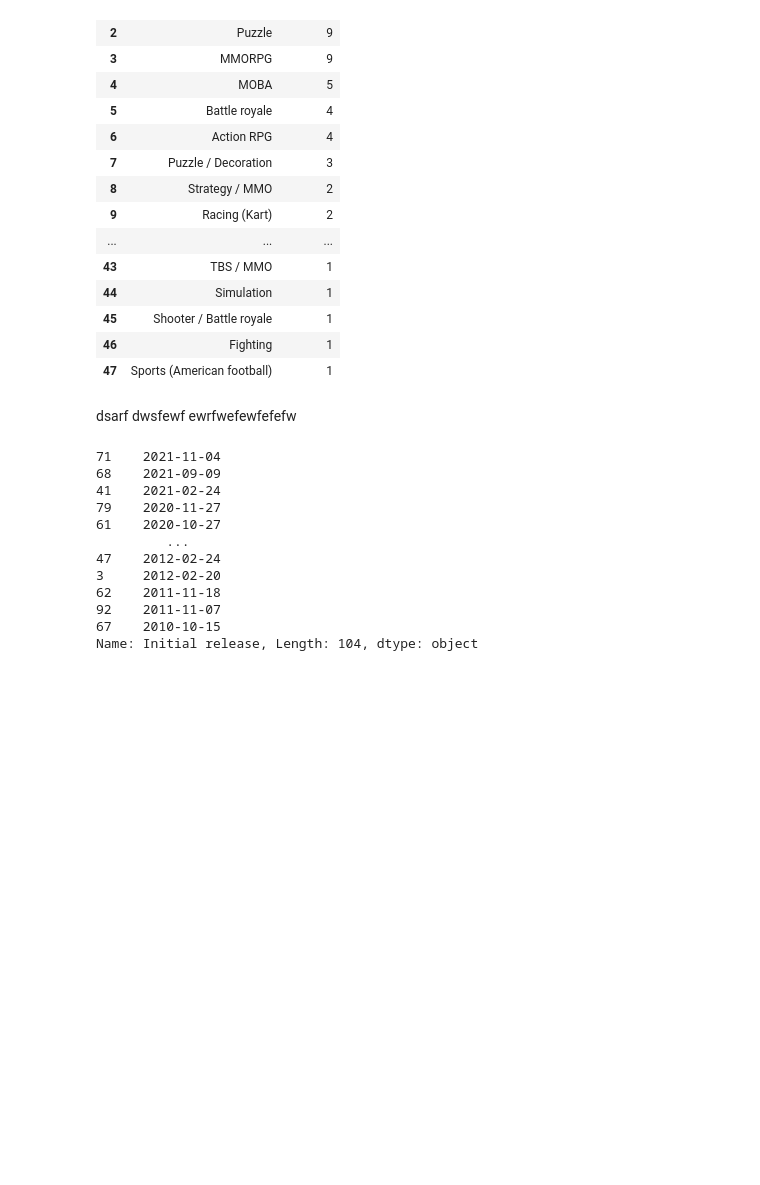
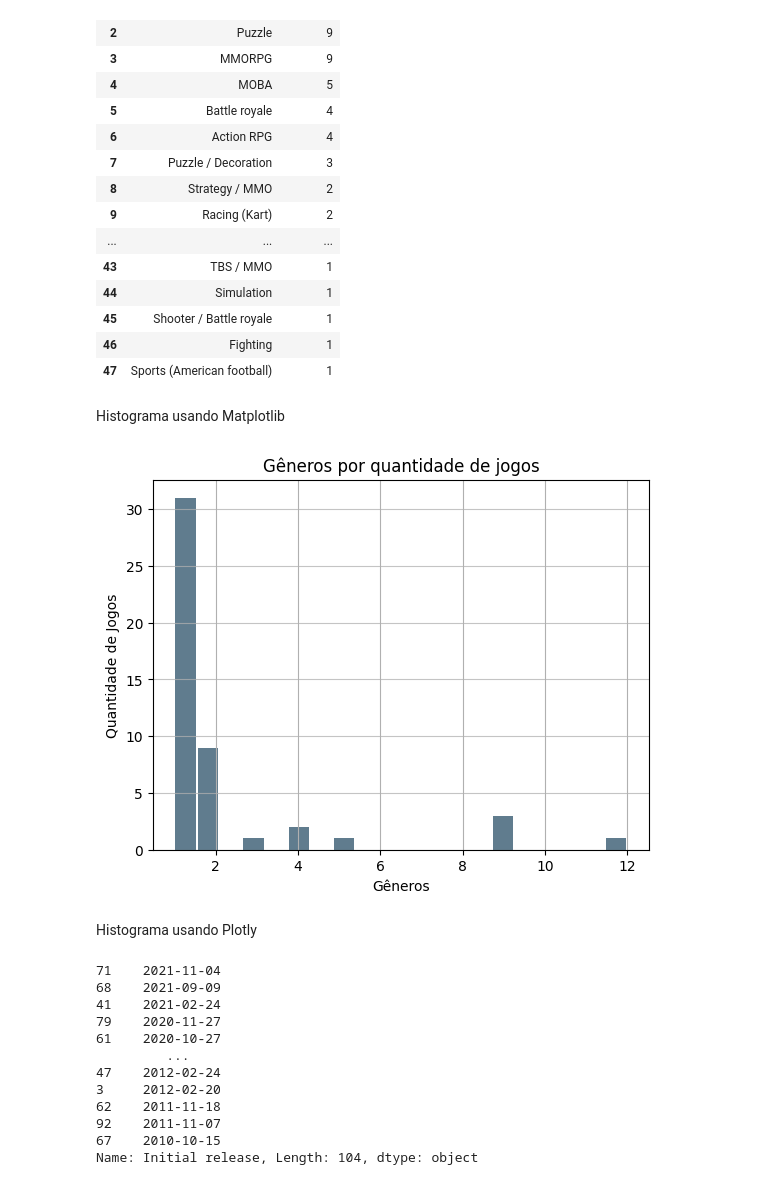
Before and after one commit to crismassaneiro/games-analysis, a Jupyter notebook: analysis.ipynb, the cells around one changed output. Cells and saved outputs as stored; diff of their text form; code cells hidden in the pictures; blank space fills up the shorter version.

Commit message:
Added plot with matplotlib

```diff
--- a/analysis.ipynb
+++ b/analysis.ipynb
@@ -97,10 +97,25 @@ genresgrouped
 | 45 | Shooter / Battle royale | 1 |
 | 46 | Fighting | 1 |
 | 47 | Sports (American football) | 1 |
-# %% [markdown]
-dsarf
-dwsfewf
-ewrfwefewfefefw
+# %% [markdown]
+Histograma usando Matplotlib
+# %%
+import matplotlib.pyplot as plt
+import numpy as np
+
+y = pd.Series(genresgrouped.sort_values(by="Genre(s)", ascending= False).iloc[:,1].values)
+x = pd.Series(genresgrouped.sort_values(by="Genre(s)", ascending= False).iloc[:,0].values)
+
+y.plot.hist(x=x, grid=True, bins=20, rwidth=0.9,
+            color='#607c8e')
+plt.title('Gêneros por quantidade de jogos')
+plt.xlabel('Gêneros')
+plt.ylabel('Quantidade de Jogos')
+plt.grid(axis='y', alpha=0.75)
+# %% [output]
+[figure, added]
+# %% [markdown]
+Histograma usando Plotly
 # %%
 import plotly.graph_objects as go
 fig = go.Figure(
```
